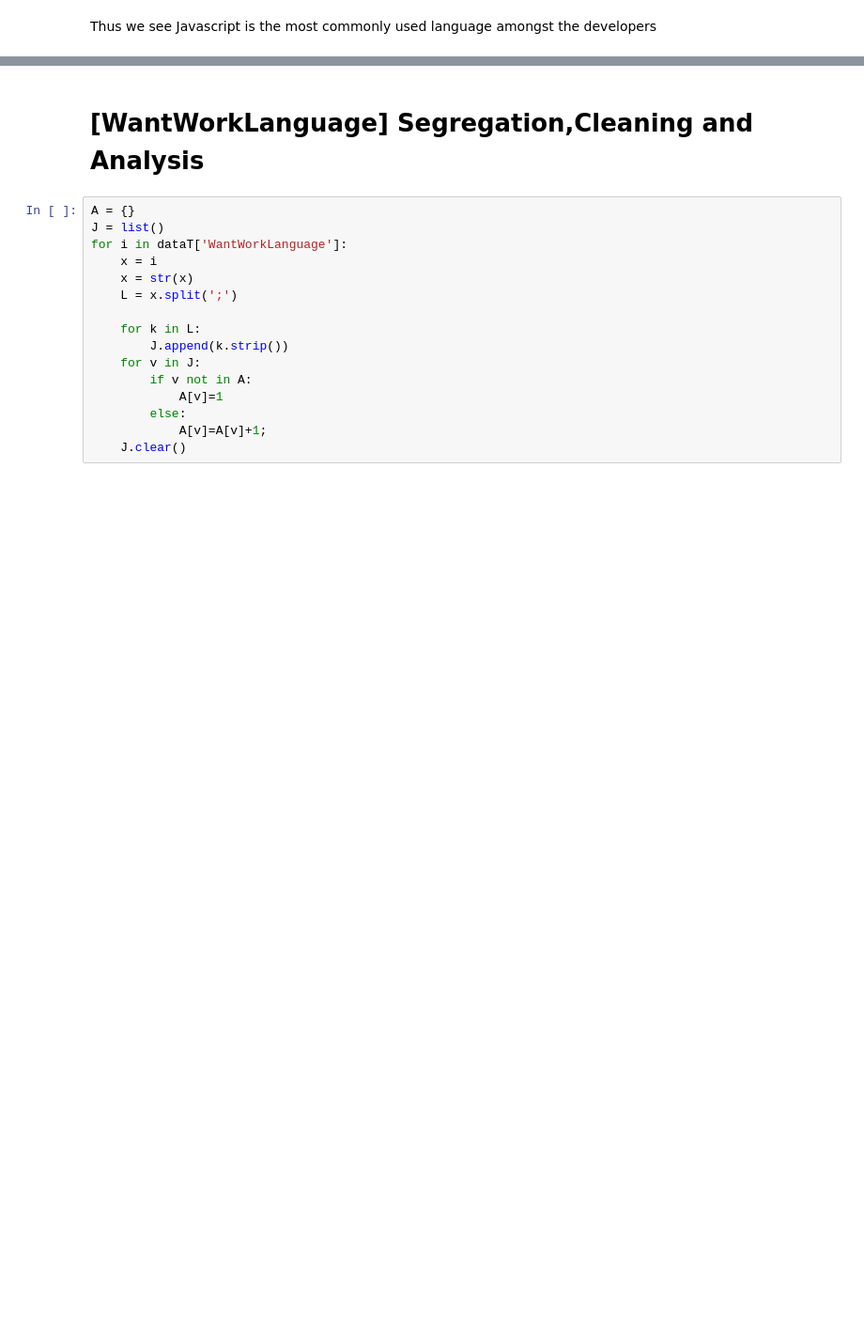
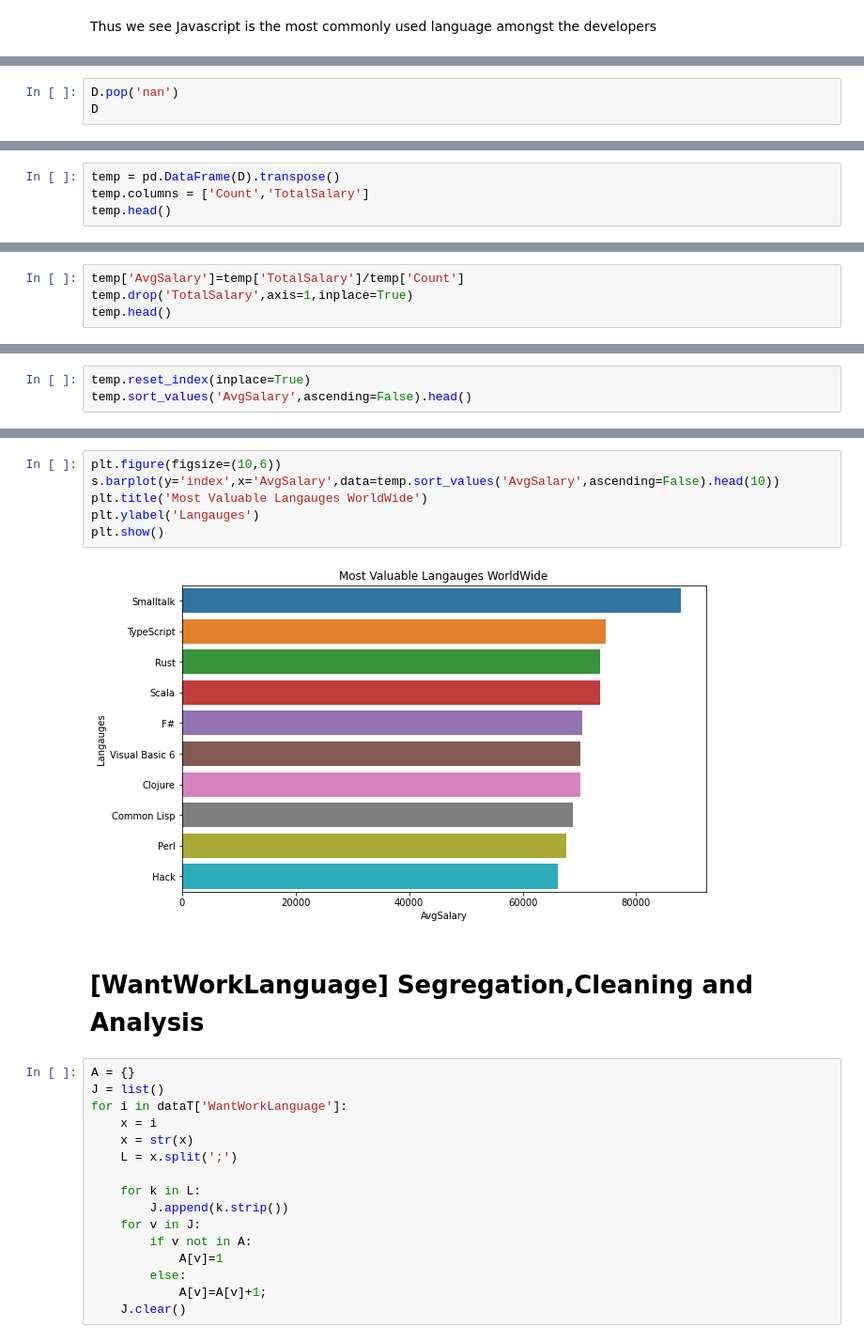
Before and after one commit to g-4-gagan/Developer-data-analysis, a Jupyter notebook: 5.Langauge,Database,Platform and IDE.ipynb, the cells around one changed output, grey strips where cells are left out. Shown at 94% size. Drawn from its saved outputs; the diff is of its cells as text; blank space fills up the shorter version.

```diff
--- a/5.Langauge,Database,Platform and IDE.ipynb
+++ b/5.Langauge,Database,Platform and IDE.ipynb
@@ -166,0 +154,3 @@ Thus we see Javascript is the most commonly used language amongst the developers
+# %%
+D.pop('nan')
+D
@@ -166,0 +175,4 @@ Thus we see Javascript is the most commonly used language amongst the developers
+# %%
+temp = pd.DataFrame(D).transpose()
+temp.columns = ['Count','TotalSalary']
+temp.head()
@@ -166,0 +186,4 @@ Thus we see Javascript is the most commonly used language amongst the developers
+# %%
+temp['AvgSalary']=temp['TotalSalary']/temp['Count']
+temp.drop('TotalSalary',axis=1,inplace=True)
+temp.head()
@@ -166,0 +197,3 @@ Thus we see Javascript is the most commonly used language amongst the developers
+# %%
+temp.reset_index(inplace=True)
+temp.sort_values('AvgSalary',ascending=False).head()
@@ -167,3 +207,11 @@ Thus we see Javascript is the most commonly used language amongst the developers
+# %%
+plt.figure(figsize=(10,6))
+s.barplot(y='index',x='AvgSalary',data=temp.sort_values('AvgSalary',ascending=False).head(10))
+plt.title('Most Valuable Langauges WorldWide')
+plt.ylabel('Langauges')
+plt.show()
+# %% [output]
+[figure, added]
 # %% [markdown]
 # [WantWorkLanguage] Segregation,Cleaning and Analysis
 # %%
```
Also changed, not shown: parts of 10 cells of this notebook.
